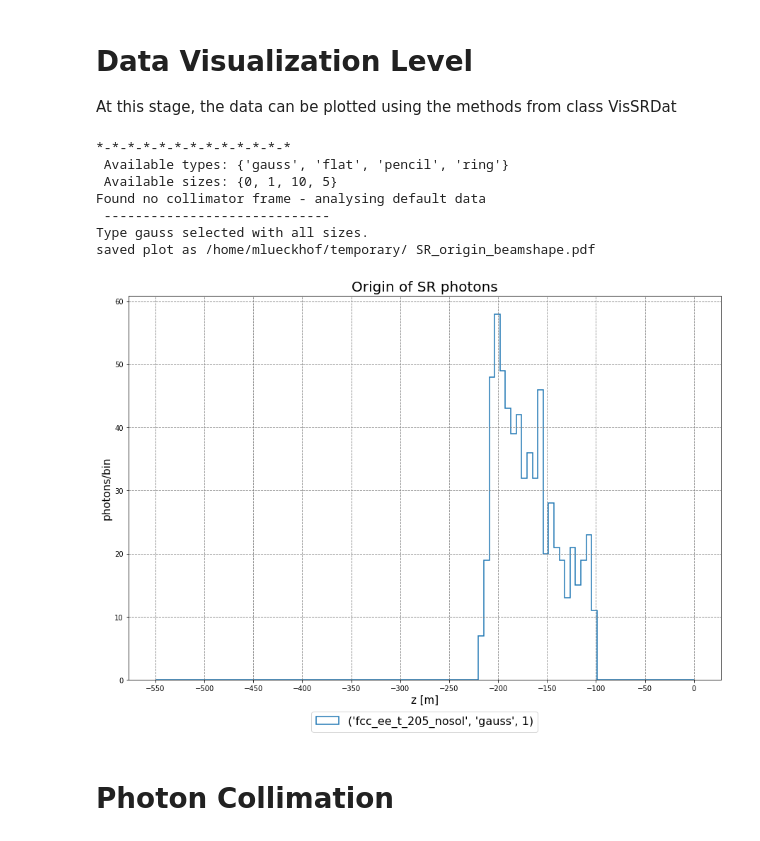
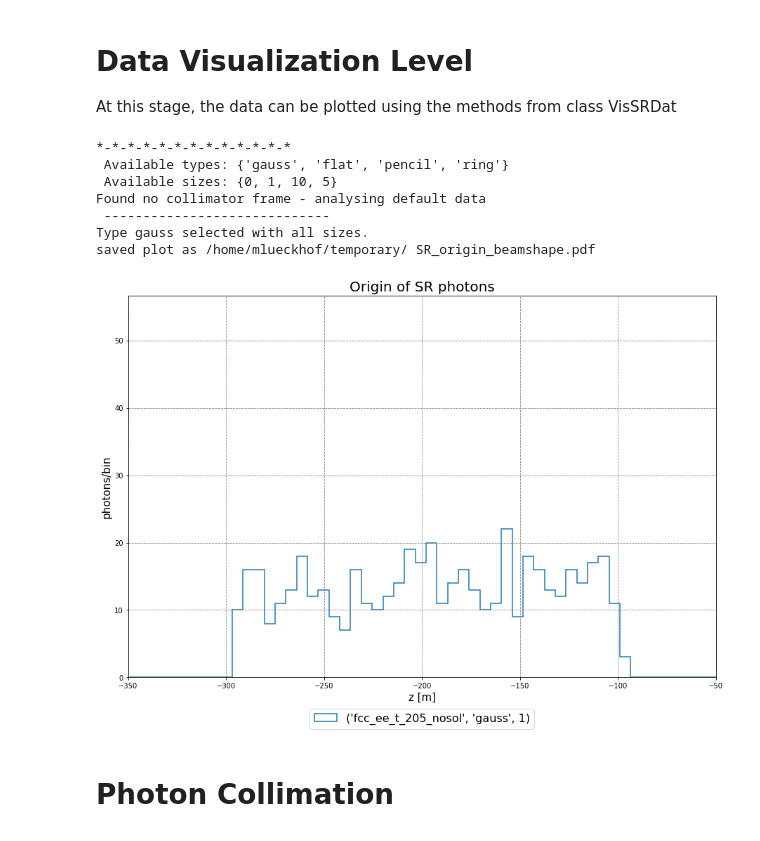
Before and after one commit to Number042/Python, a Jupyter notebook: FCCee Synchrotron-Radiation.ipynb, the cells around one changed output. Drawn from its saved outputs; the diff is of its cells as text; code cells hidden in the pictures.

```diff
--- a/FCCee Synchrotron-Radiation.ipynb
+++ b/FCCee Synchrotron-Radiation.ipynb
@@ -84,18 +84,18 @@ At this stage, the data can be plotted using the methods from class VisSRDat
 # %%
 beamTypes, beamSizes = Selection.get_beamShapes_and_Size(verbose = 1)
 plotpath = '/home/mlueckhof/temporary/'
-pltdat.plot_diffBeamShape(def_opt_split, plotpath, beamTypes, beamSizes, zlim = [], magnet = ['BWL'],
+pltdat.plot_diffBeamShape(def_opt_split, plotpath, beamTypes, beamSizes, zlim = [-350,-50], magnet = [],
                           Type = 'origin', nBin = 100, beam = ['gauss'], size = 'all', ticks = 50,
                           verbose = 0, save = 1)
 # %% [output]
 *-*-*-*-*-*-*-*-*-*-*-*-*
  Available types: {'gauss', 'flat', 'pencil', 'ring'}
  Available sizes: {0, 1, 10, 5}
 Found no collimator frame - analysing default data
  -----------------------------
 Type gauss selected with all sizes.
 saved plot as /home/mlueckhof/temporary/ SR_origin_beamshape.pdf
-[figure, old version]
+[figure, new version]
 # %% [markdown]
 Photon Collimation
 ===========
```
Also changed, not shown: 1 other file.
